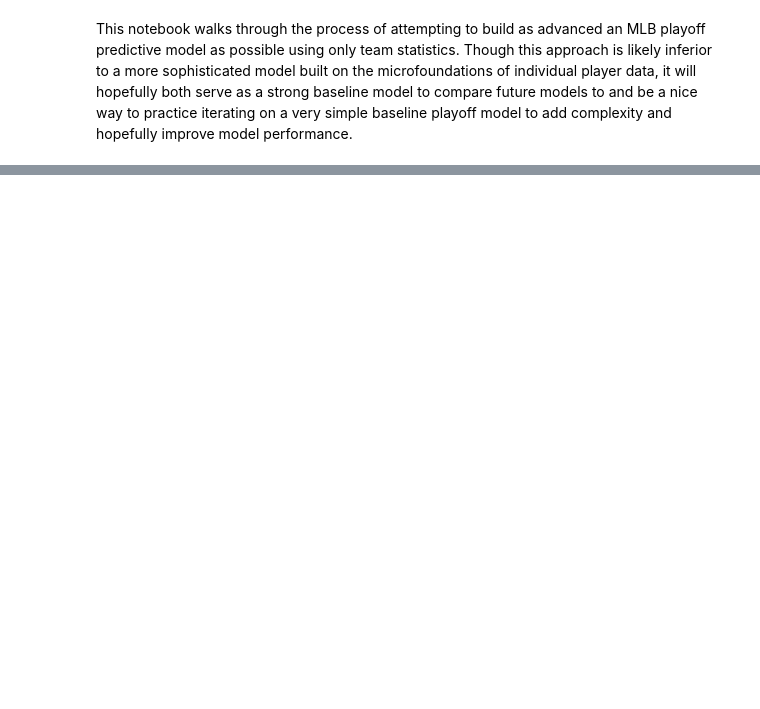
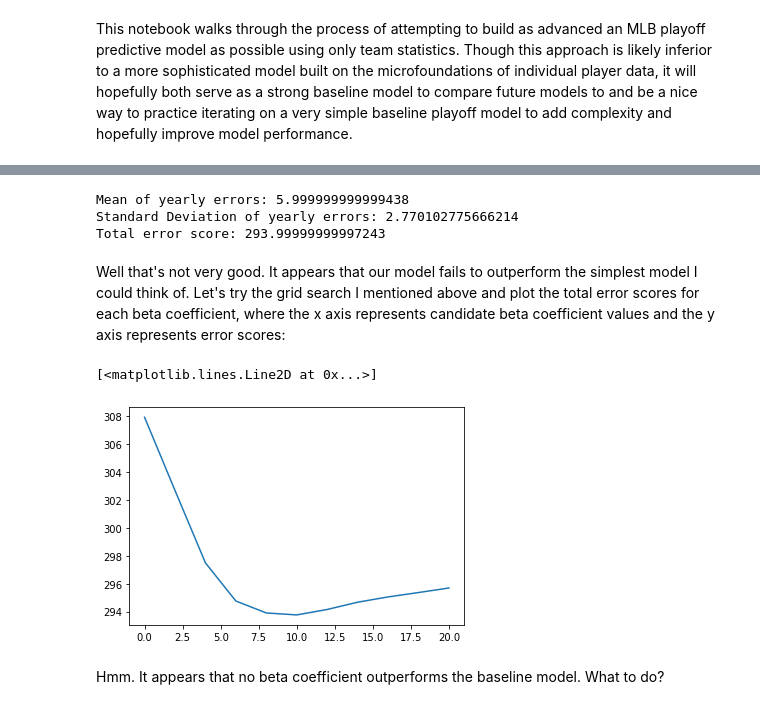
Before and after one commit to hannhat/personal, a Jupyter notebook: sabermetrics_playground/model_playground/playoff_prediction_model.ipynb, the cells around one changed output, grey strips where cells are left out. Drawn from its saved outputs; the diff is of its cells as text; code cells hidden in the pictures; blank space fills up the shorter version.

```diff
--- a/sabermetrics_playground/model_playground/playoff_prediction_model.ipynb
+++ b/sabermetrics_playground/model_playground/playoff_prediction_model.ipynb
@@ -61,0 +95,3 @@ print(ws_outcomes)
+# %%
+with open(str(finpath) + '/sabermetrics_playground/storage/rs_team_mapping.json', 'r') as infile:
+    symbol_dict = json.load(infile)
@@ -61,0 +200,17 @@ print(ws_outcomes)
+# %%
+def create_placing_dict(master_dict, year, playoff_teams):
+    master_dict[year] = {}
+    for team in playoff_teams[year]:
+        if len(playoff_teams[year]) == 8:
+            master_dict[year][team] = {"Lost in DS" : 0, "Lost in LCS" : 0,
+                                         "Lost in WS" : 0, "Won WS" : 0}
+        elif len(playoff_teams[year]) == 4:
+            master_dict[year][team] = {"Lost in LCS" : 0, "Lost in WS" : 0,
+                                         "Won WS" : 0}
+    return master_dict
+
+def update_placing_dict(master_dict, placing_dict, year, trials):
+    for placing, teams in placing_dict.items():
+        for team in teams:
+            master_dict[year][team][placing] += 1 / trials
+    return master_dict
@@ -61,0 +254,3 @@ print(ws_outcomes)
+# %%
+projections_dict = playoff_sim(10000, simple_win_percent_model)
+yearly_errors, total_error = score_simulation(projections_dict, playoff_bracket)
@@ -61,0 +278,33 @@ print(ws_outcomes)
+# %%
+print("Mean of yearly errors:", baseline_yearly_errors.mean())
+print("Standard Deviation of yearly errors:", baseline_yearly_errors.std())
+print("Total error score:", baseline_total_error)
+# %% [output]
+Mean of yearly errors: 5.999999999999438
+Standard Deviation of yearly errors: 2.770102775666214
+Total error score: 293.99999999997243
+# %% [markdown]
+Well that's not very good. It appears that our model fails to outperform the simplest model I could think of. Let's try the grid search I mentioned above and plot the total error scores for each beta coefficient, where the x axis represents candidate beta coefficient values and the y axis represents error scores:
+# %%
+def modified_simple_win_percent_model(team1, team2, year):
+    p1 = .5 + coef * (team_dict[(year, symbol_dict[team1])] - team_dict[(year, symbol_dict[team2])])
+    rand_num = random.random()
+    if rand_num > p1:
+        return team2
+    else:
+        return team1
+# %%
+possible_coefs = np.linspace(0, 20, 11)
+
+errors = []
+for coef in possible_coefs:
+    projections_dict = playoff_sim(10000, modified_simple_win_percent_model)
+    yearly_errors, total_error = score_simulation(projections_dict, playoff_bracket)
+    errors.append(total_error)
+
+plt.plot(possible_coefs, errors)
+# %% [output]
+[<matplotlib.lines.Line2D at 0x...>]
+[figure, added]
+# %% [markdown]
+Hmm. It appears that no beta coefficient outperforms the baseline model. What to do?
```
Also changed, not shown: parts of 35 cells of this notebook, 53 other files.
